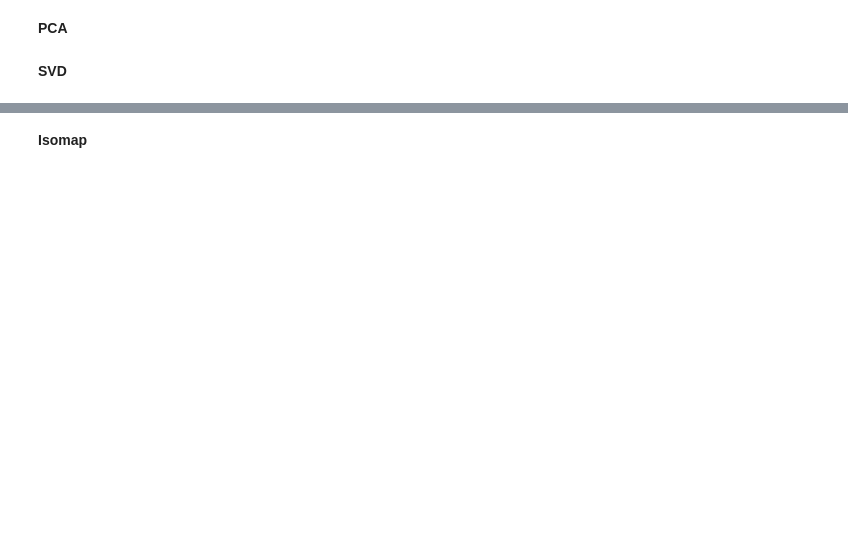
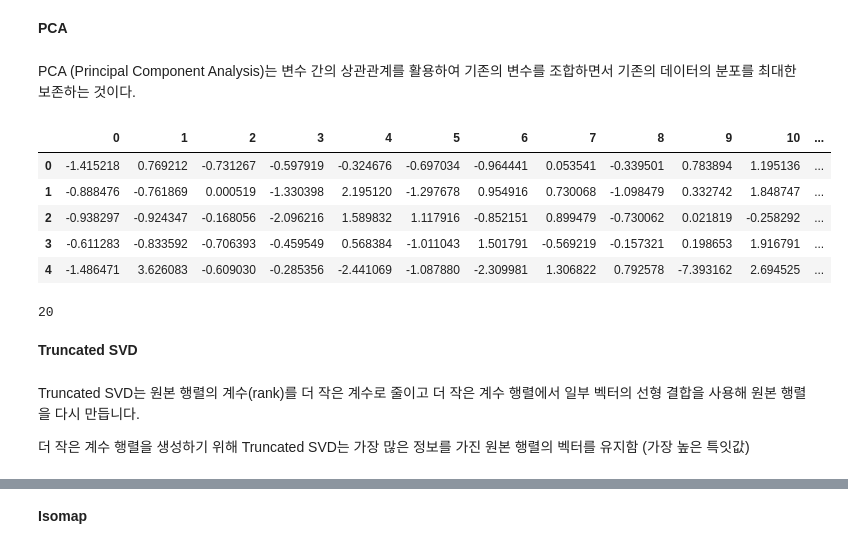
Before and after one commit to namwootree/Dacrew-4th, a Jupyter notebook: Stage_2.ipynb, the cells around one changed output, grey strips where cells are left out. Saved outputs shown, nothing was run; the diff lists cells and outputs as text; code cells hidden in the pictures; blank space fills up the shorter version.

```diff
--- a/Stage_2.ipynb
+++ b/Stage_2.ipynb
@@ -1402,0 +1423,8 @@ df_result.columns = ['결과', '정답']
+# %%
+val = pd.read_csv('./val.csv')
+
+# 'ID'와 'Class' 변수는 제외합니다.
+df = val.drop(columns=['ID', 'Class'])
+
+# 'Class' 변수만 가져옵니다.
+label = val[['Class']]
@@ -1407,2 +1480,9 @@ df_result.columns = ['결과', '정답']
 # %% [markdown]
 **PCA**
+# %% [markdown]
+PCA (Principal Component Analysis)는 변수 간의 상관관계를 활용하여 기존의 변수를 조합하면서 기존의 데이터의 분포를 최대한 보존하는 것이다.
+# %%
+train = pd.read_csv('./train.csv')
+
+# 'ID' 변수는 제외합니다.
+df = val.drop(columns=['ID'])
@@ -1409,2 +1492,26 @@ df_result.columns = ['결과', '정답']
+# %%
+# 차원 축소를 용이하게 사용하게 별도로 변수로 지정합니다.
+# 'n_components' 하이퍼파라미터를 사용해 촉소된 차원의 수를 설정합니다.
+decomposition = PCA(n_components=20)
+
+array_reduced = decomposition.fit_transform(df)
+
+df_reduced = pd.DataFrame(array_reduced)
+# %%
+# 차원 축소된 데이터와 줄어든 차원의 수를 확인합니다.
+display(df_reduced.head())
+print(len(df_reduced.columns))
+# %% [output]
+|  | 0 | 1 | 2 | 3 | 4 | 5 | 6 | 7 | 8 | 9 | 10 | ... |
+| 0 | -1.415218 | 0.769212 | -0.731267 | -0.597919 | -0.324676 | -0.697034 | -0.964441 | 0.053541 | -0.339501 | 0.783894 | 1.195136 | ... |
+| 1 | -0.888476 | -0.761869 | 0.000519 | -1.330398 | 2.195120 | -1.297678 | 0.954916 | 0.730068 | -1.098479 | 0.332742 | 1.848747 | ... |
+| 2 | -0.938297 | -0.924347 | -0.168056 | -2.096216 | 1.589832 | 1.117916 | -0.852151 | 0.899479 | -0.730062 | 0.021819 | -0.258292 | ... |
+| 3 | -0.611283 | -0.833592 | -0.706393 | -0.459549 | 0.568384 | -1.011043 | 1.501791 | -0.569219 | -0.157321 | 0.198653 | 1.916791 | ... |
+| 4 | -1.486471 | 3.626083 | -0.609030 | -0.285356 | -2.441069 | -1.087880 | -2.309981 | 1.306822 | 0.792578 | -7.393162 | 2.694525 | ... |
+20
 # %% [markdown]
-**SVD**
+**Truncated SVD**
+# %% [markdown]
+Truncated SVD는 원본 행렬의 계수(rank)를 더 작은 계수로 줄이고 더 작은 계수 행렬에서 일부 벡터의 선형 결합을 사용해 원본 행렬을 다시 만듭니다.
+
+더 작은 계수 행렬을 생성하기 위해 Truncated SVD는 가장 많은 정보를 가진 원본 행렬의 벡터를 유지함 (가장 높은 특잇값)
```
Also changed, not shown: parts of 35 cells of this notebook.
